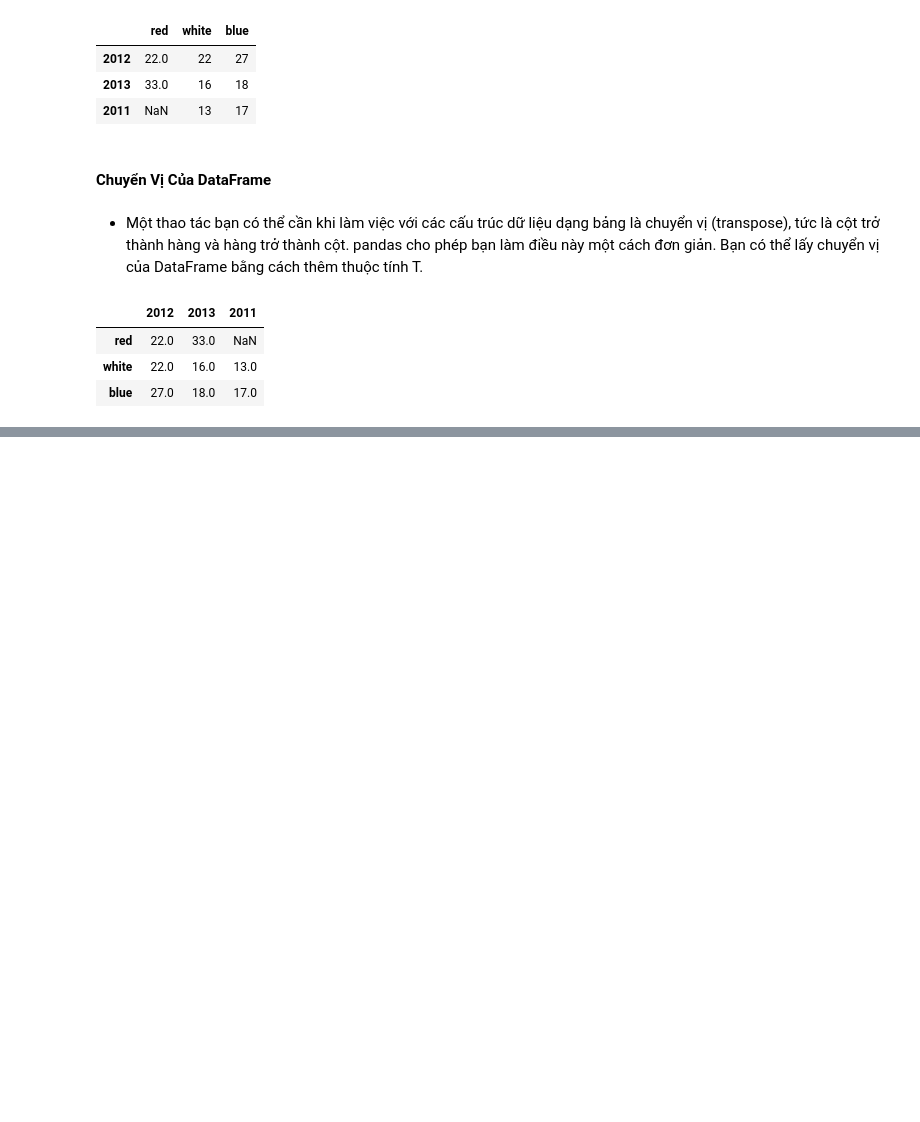
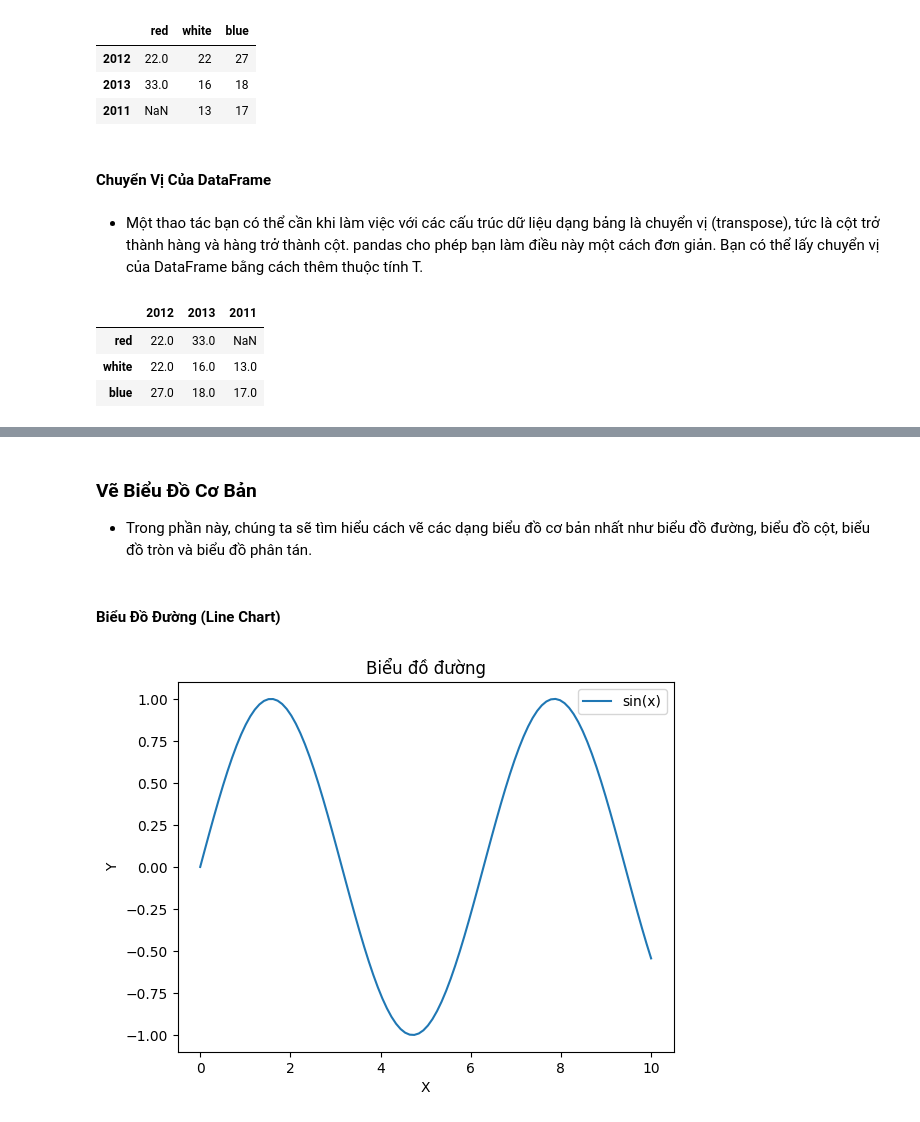
Before and after one commit to MeiCloudie/demo-python-data-analyst, a Jupyter notebook: tutorial/tutorial.ipynb, the cells around one changed output, grey strips where cells are left out. Cells and saved outputs as stored; diff of their text form; code cells hidden in the pictures; blank space fills up the shorter version.

```diff
--- a/tutorial/tutorial.ipynb
+++ b/tutorial/tutorial.ipynb
@@ -1471,0 +2235,19 @@ frame2.T
+# %% [markdown]
+### Vẽ Biểu Đồ Cơ Bản
+- Trong phần này, chúng ta sẽ tìm hiểu cách vẽ các dạng biểu đồ cơ bản nhất như biểu đồ đường, biểu đồ cột, biểu đồ tròn và biểu đồ phân tán.
+# %% [markdown]
+#### Biểu Đồ Đường (Line Chart)
+# %%
+# Tạo dữ liệu
+x = np.linspace(0, 10, 100)
+y = np.sin(x)
+
+# Vẽ biểu đồ đường
+plt.plot(x, y, label='sin(x)')
+plt.xlabel('X')
+plt.ylabel('Y')
+plt.title('Biểu đồ đường')
+plt.legend()
+plt.show()
+# %% [output]
+[figure, added]
```
Also changed, not shown: parts of 141 cells of this notebook, 12 other files.
